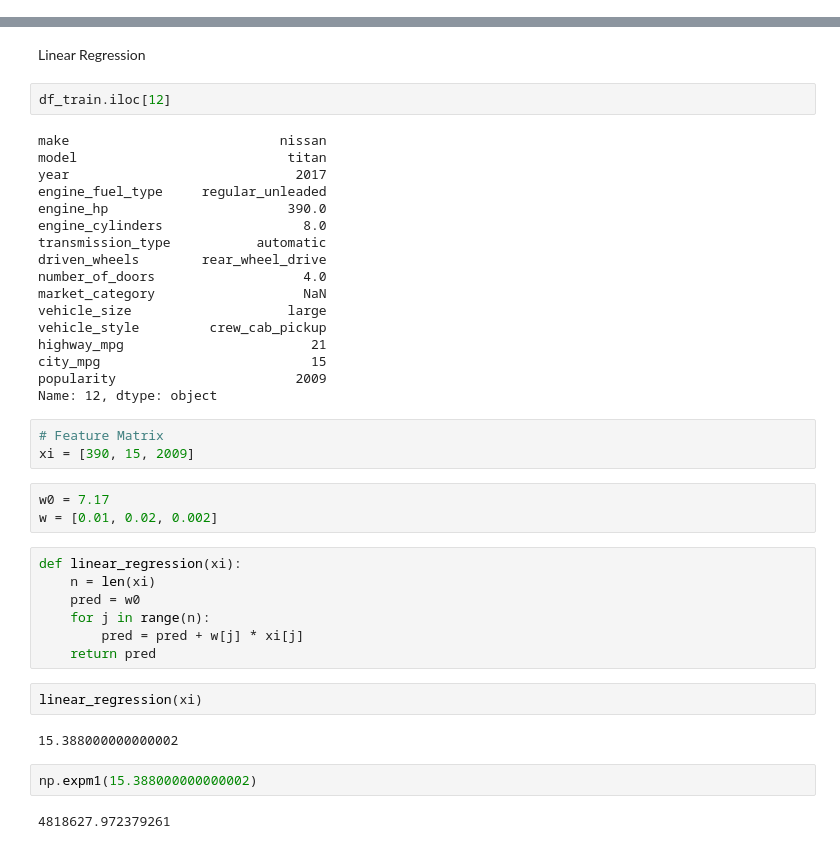
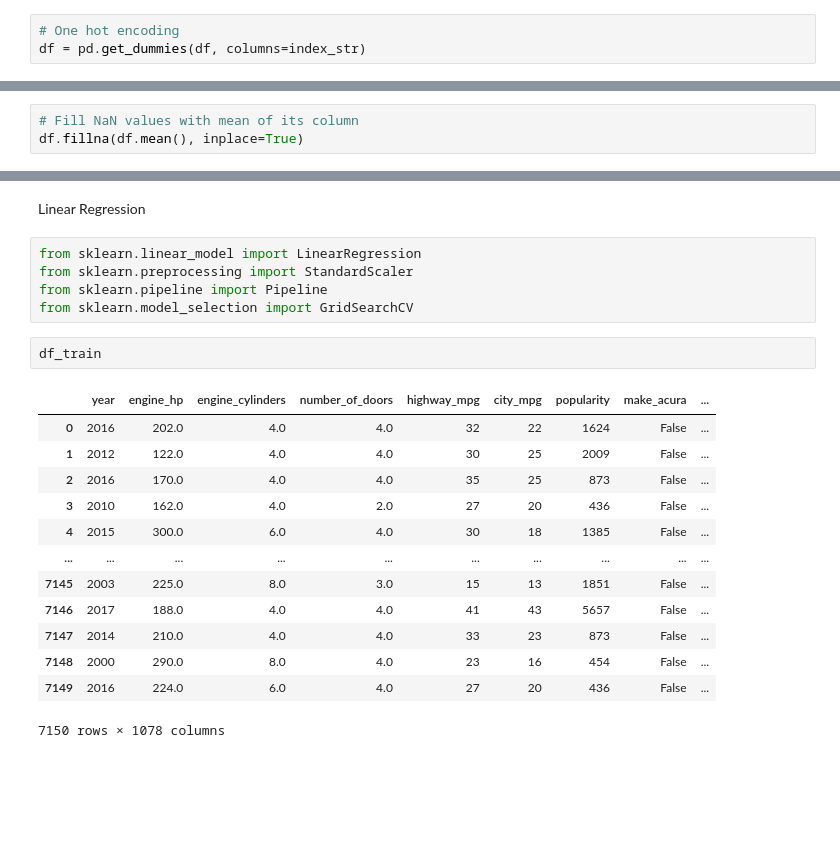
Before and after one commit to ayyesu/car_price-prediction, a Jupyter notebook: car_price-prediction.ipynb, the cells around one changed output, grey strips where cells are left out. Saved outputs shown, nothing was run; the diff lists cells and outputs as text; blank space fills up the shorter version.

Commit message:
implemented sklearn for prediction

```diff
--- a/car_price-prediction.ipynb
+++ b/car_price-prediction.ipynb
@@ -154,0 +182,3 @@ dtype: int64
+# %%
+# One hot encoding
+df = pd.get_dummies(df, columns=index_str)
@@ -154,0 +210,3 @@ dtype: int64
+# %%
+# Fill NaN values with mean of its column
+df.fillna(df.mean(), inplace=True)
@@ -194,43 +267,24 @@ df_test.to_csv('./data/df_test.csv', index=False)
 df_train.to_csv('./data/df_train.csv', index=False)
 # %% [markdown]
 Linear Regression
+# %%
+from sklearn.linear_model import LinearRegression
+from sklearn.preprocessing import StandardScaler
+from sklearn.pipeline import Pipeline
+from sklearn.model_selection import GridSearchCV
 # %%
-df_train.iloc[12]
+df_train
 # %% [output]
+|  | year | engine_hp | engine_cylinders | number_of_doors | highway_mpg | city_mpg | popularity | make_acura | ... |
+| 0 | 2016 | 202.0 | 4.0 | 4.0 | 32 | 22 | 1624 | False | ... |
+| 1 | 2012 | 122.0 | 4.0 | 4.0 | 30 | 25 | 2009 | False | ... |
+| 2 | 2016 | 170.0 | 4.0 | 4.0 | 35 | 25 | 873 | False | ... |
+| 3 | 2010 | 162.0 | 4.0 | 2.0 | 27 | 20 | 436 | False | ... |
+| 4 | 2015 | 300.0 | 6.0 | 4.0 | 30 | 18 | 1385 | False | ... |
+| ... | ... | ... | ... | ... | ... | ... | ... | ... | ... |
+| 7145 | 2003 | 225.0 | 8.0 | 3.0 | 15 | 13 | 1851 | False | ... |
+| 7146 | 2017 | 188.0 | 4.0 | 4.0 | 41 | 43 | 5657 | False | ... |
+| 7147 | 2014 | 210.0 | 4.0 | 4.0 | 33 | 23 | 873 | False | ... |
+| 7148 | 2000 | 290.0 | 8.0 | 4.0 | 23 | 16 | 454 | False | ... |
+| 7149 | 2016 | 224.0 | 6.0 | 4.0 | 27 | 20 | 436 | False | ... |
-make                           nissan
-model                           titan
-year                             2017
-engine_fuel_type     regular_unleaded
-engine_hp                       390.0
-engine_cylinders                  8.0
-transmission_type           automatic
-driven_wheels        rear_wheel_drive
-number_of_doors                   4.0
-market_category                   NaN
-vehicle_size                    large
-vehicle_style         crew_cab_pickup
-highway_mpg                        21
-city_mpg                           15
-popularity                       2009
-Name: 12, dtype: object
+7150 rows × 1078 columns
-# %%
-# Feature Matrix
-xi = [390, 15, 2009]
-# %%
-w0 = 7.17
-w = [0.01, 0.02, 0.002]
-# %%
-def linear_regression(xi):
-    n = len(xi)
-    pred = w0
-    for j in range(n):
-        pred = pred + w[j] * xi[j]
-    return pred
-# %%
-linear_regression(xi)
-# %% [output]
-15.388000000000002
-# %%
-np.expm1(15.388000000000002)
-# %% [output]
-4818627.972379261
```
Also changed, not shown: parts of 22 cells of this notebook.
